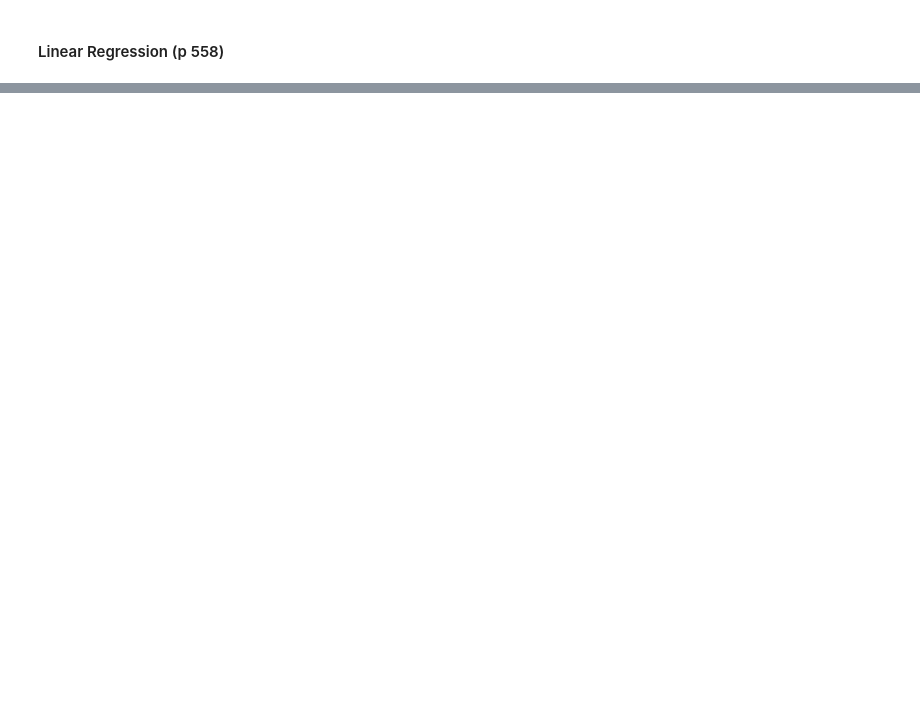
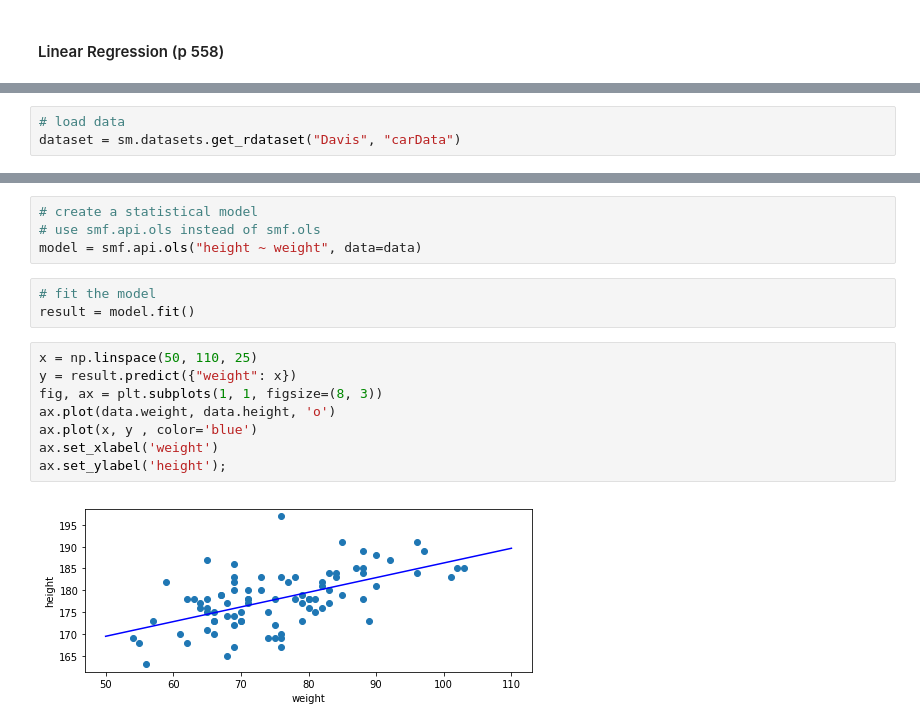
Before and after one commit to mathlarvalab/Nemurecal_Python, a Jupyter notebook: code/ch16/gee.ipynb, the cells around one changed output, grey strips where cells are left out. Cells and saved outputs as stored; diff of their text form; blank space fills up the shorter version.

```diff
--- a/code/ch16/gee.ipynb
+++ b/code/ch16/gee.ipynb
@@ -113,0 +171,3 @@ X.mean(), trace.get_values('X').std()
+# %%
+# load data
+dataset = sm.datasets.get_rdataset("Davis", "carData")
@@ -113,0 +184,17 @@ X.mean(), trace.get_values('X').std()
+# %%
+# create a statistical model
+# use smf.api.ols instead of smf.ols
+model = smf.api.ols("height ~ weight", data=data)
+# %%
+# fit the model
+result = model.fit()
+# %%
+x = np.linspace(50, 110, 25)
+y = result.predict({"weight": x})
+fig, ax = plt.subplots(1, 1, figsize=(8, 3))
+ax.plot(data.weight, data.height, 'o')
+ax.plot(x, y , color='blue')
+ax.set_xlabel('weight')
+ax.set_ylabel('height');
+# %% [output]
+[figure, added]
```
Also changed, not shown: parts of 28 cells of this notebook.
